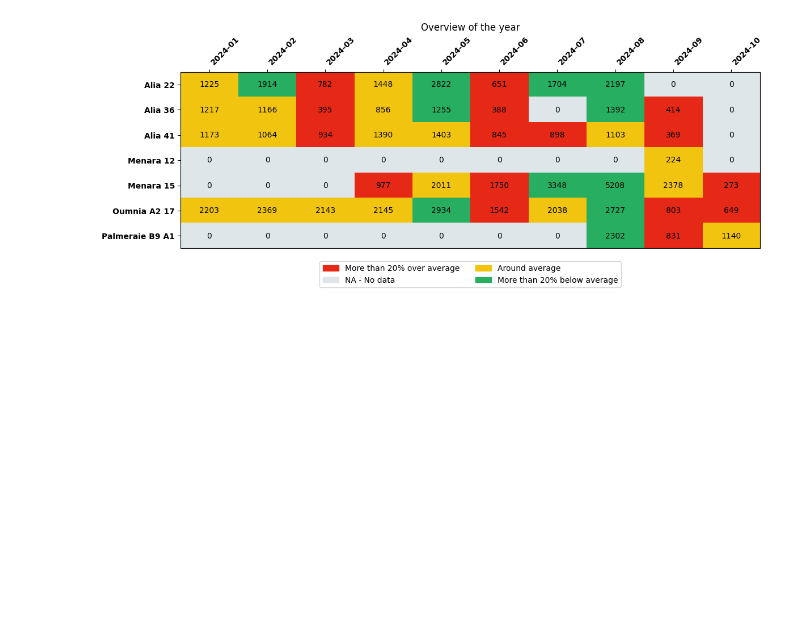
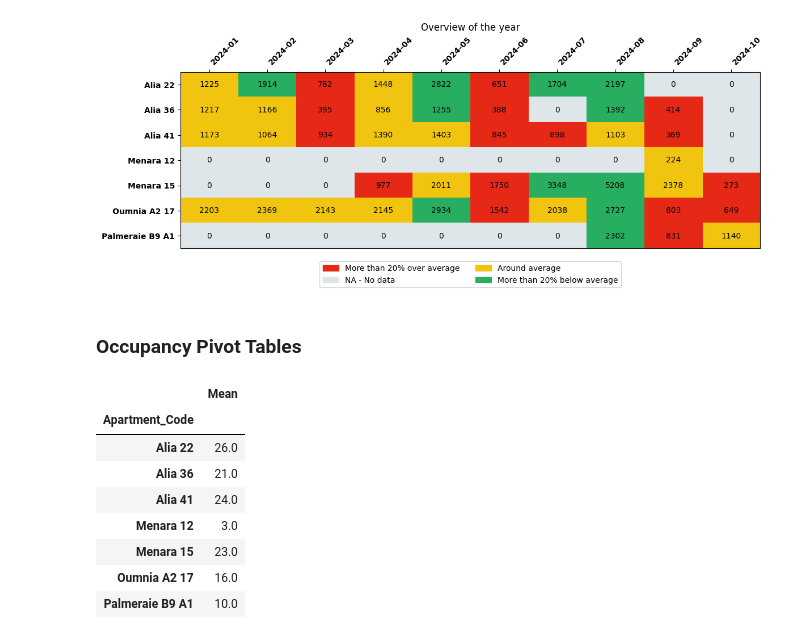
Before and after one commit to Alayadi-94/08-Rentals_Automated_Pipeline, a Jupyter notebook: testings.ipynb, the cells around one changed output. Saved outputs shown, nothing was run; the diff lists cells and outputs as text; code cells hidden in the pictures; blank space fills up the shorter version.

```diff
--- a/testings.ipynb
+++ b/testings.ipynb
@@ -341,3 +320,5 @@ rev_yearly=revenue_pivot[year_2024].round(0).astype(int)
 display_table(rev_yearly, means_)
 # %% [output]
 [figure]
+# %% [markdown]
+### Occupancy Pivot Tables
@@ -343,0 +345,12 @@ display_table(rev_yearly, means_)
+# %%
+occupancy_mean(occupancy_pivot)
+# %% [output]
+|  | Mean |
+| Apartment_Code |  |
+| Alia 22 | 26.0 |
+| Alia 36 | 21.0 |
+| Alia 41 | 24.0 |
+| Menara 12 | 3.0 |
+| Menara 15 | 23.0 |
+| Oumnia A2 17 | 16.0 |
+| Palmeraie B9 A1 | 10.0 |
```
Also changed, not shown: parts of 9 cells of this notebook.
